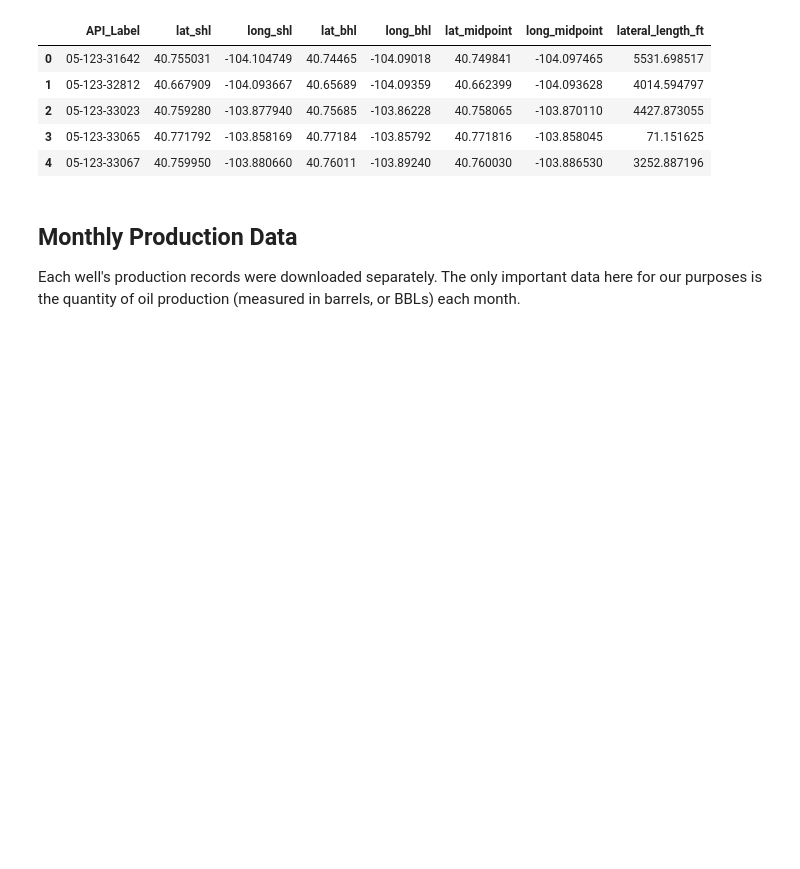
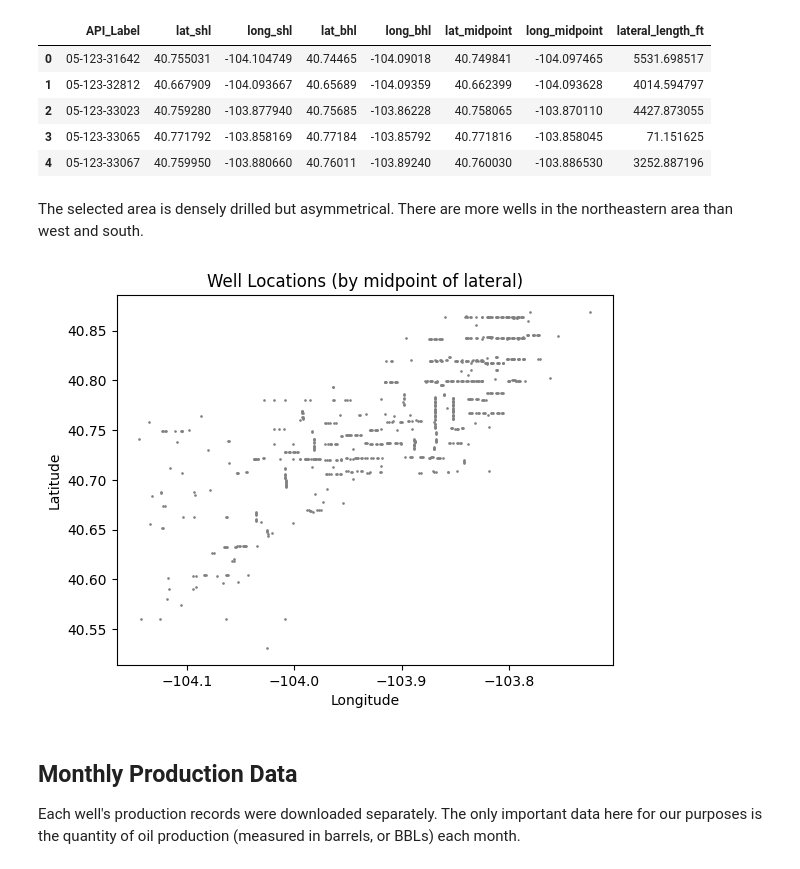
Before and after one commit to JamesPImes/oil_well_predictor, a Jupyter notebook: demo/demo.ipynb, the cells around one changed output. Drawn from its saved outputs; the diff is of its cells as text; code cells hidden in the pictures; blank space fills up the shorter version.

```diff
--- a/demo/demo.ipynb
+++ b/demo/demo.ipynb
@@ -91,6 +91,16 @@ wells[important_fields].head()
 | 2 | 05-123-33023 | 40.759280 | -103.877940 | 40.75685 | -103.86228 | 40.758065 | -103.870110 | 4427.873055 |
 | 3 | 05-123-33065 | 40.771792 | -103.858169 | 40.77184 | -103.85792 | 40.771816 | -103.858045 | 71.151625 |
 | 4 | 05-123-33067 | 40.759950 | -103.880660 | 40.76011 | -103.89240 | 40.760030 | -103.886530 | 3252.887196 |
+# %% [markdown]
+The selected area is densely drilled but asymmetrical. There are more wells in the northeastern area than west and south.
+# %%
+plt.scatter(wells['long_midpoint'], wells['lat_midpoint'], s=0.8, c='gray')
+plt.xlabel('Longitude')
+plt.ylabel('Latitude')
+plt.title('Well Locations (by midpoint of lateral)')
+plt.show()
+# %% [output]
+[figure, added]
 # %% [markdown]
 ## Monthly Production Data
 
```
Also changed, not shown: parts of 5 cells of this notebook, 1 other file.
